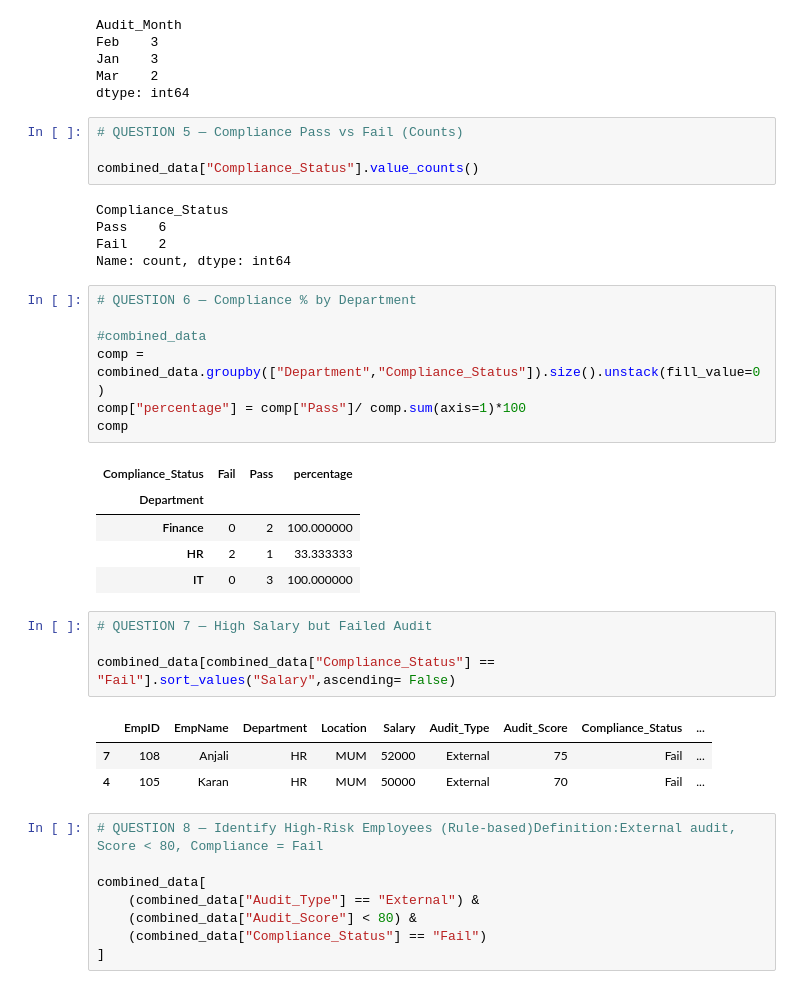
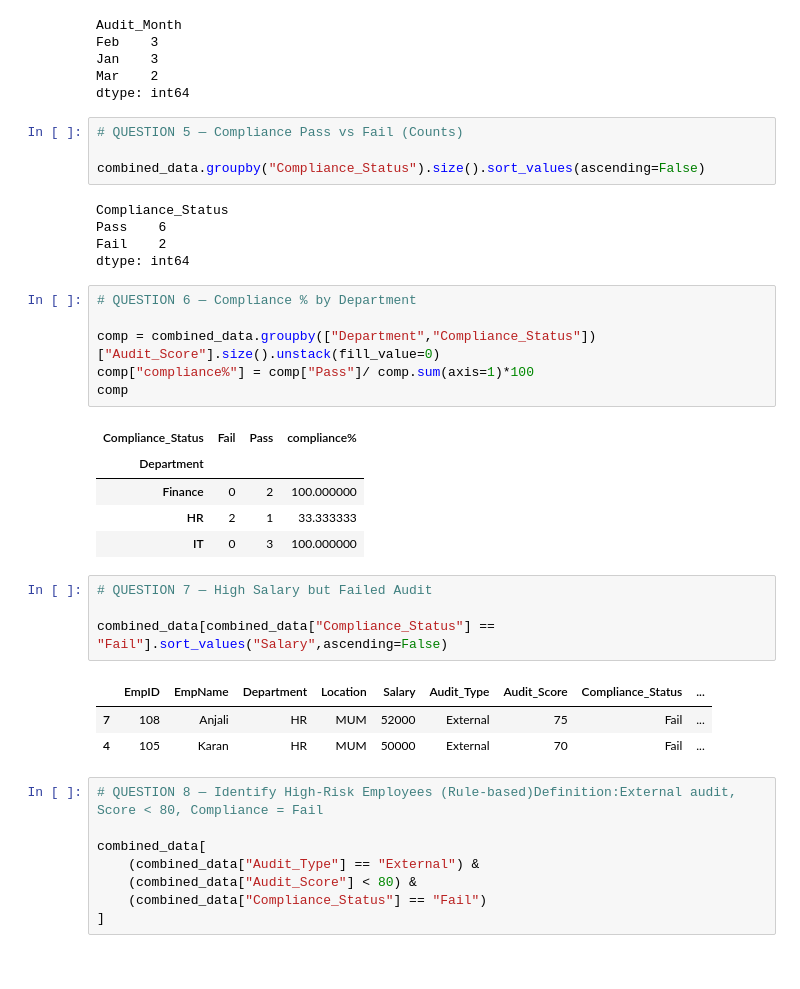
Before and after one commit to nikhilniksss/Python-Programming, a Jupyter notebook: assessment_script.ipynb, the cells around one changed output. Cells and saved outputs as stored; diff of their text form.

```diff
--- a/assessment_script.ipynb
+++ b/assessment_script.ipynb
@@ -88,21 +88,20 @@ dtype: int64
 # %%
 # QUESTION 5 — Compliance Pass vs Fail (Counts)
 
-combined_data["Compliance_Status"].value_counts()
+combined_data.groupby("Compliance_Status").size().sort_values(ascending=False)
 # %% [output]
 Compliance_Status
 Pass    6
 Fail    2
-Name: count, dtype: int64
+dtype: int64
 # %%
 # QUESTION 6 — Compliance % by Department
 
-#combined_data
-comp = combined_data.groupby(["Department","Compliance_Status"]).size().unstack(fill_value=0)
-comp["percentage"] = comp["Pass"]/ comp.sum(axis=1)*100
+comp = combined_data.groupby(["Department","Compliance_Status"])["Audit_Score"].size().unstack(fill_value=0)
+comp["compliance%"] = comp["Pass"]/ comp.sum(axis=1)*100
 comp
 # %% [output]
-| Compliance_Status | Fail | Pass | percentage |
+| Compliance_Status | Fail | Pass | compliance% |
 | Department |  |  |  |
 | Finance | 0 | 2 | 100.000000 |
 | HR | 2 | 1 | 33.333333 |
@@ -110,7 +109,7 @@ comp
 # %%
 # QUESTION 7 — High Salary but Failed Audit
 
-combined_data[combined_data["Compliance_Status"] == "Fail"].sort_values("Salary",ascending= False)
+combined_data[combined_data["Compliance_Status"] == "Fail"].sort_values("Salary",ascending=False)
 # %% [output]
 |  | EmpID | EmpName | Department | Location | Salary | Audit_Type | Audit_Score | Compliance_Status | ... |
 | 7 | 108 | Anjali | HR | MUM | 52000 | External | 75 | Fail | ... |
```
Also changed, not shown: parts of 23 cells of this notebook.
